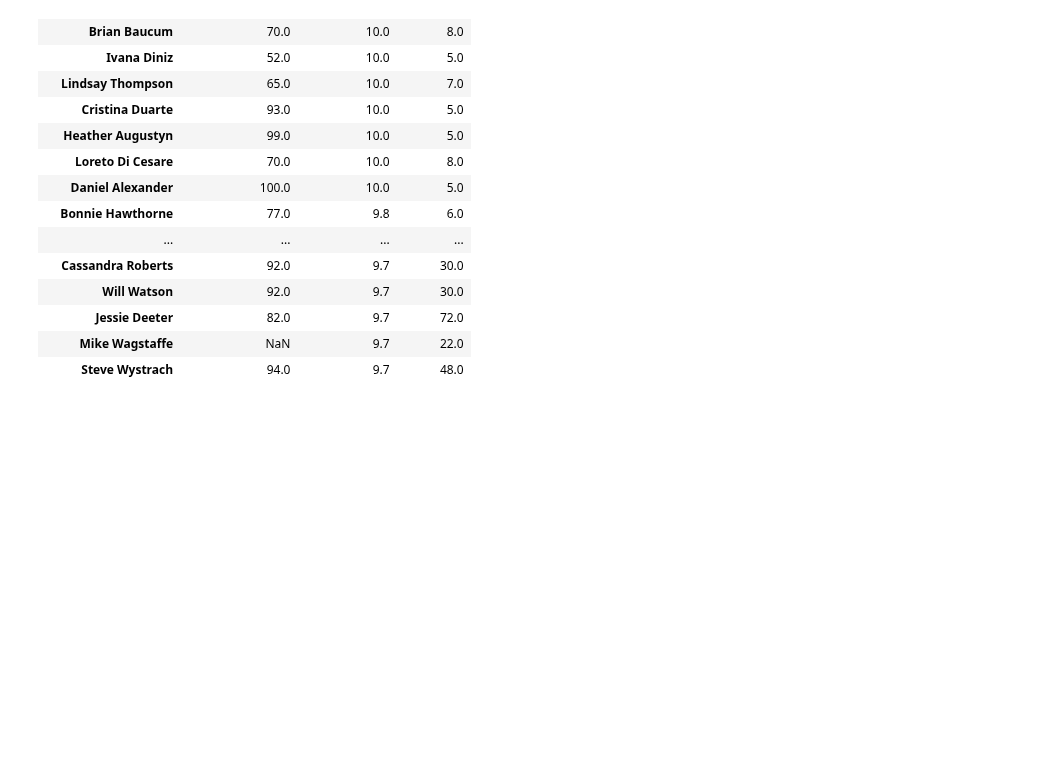
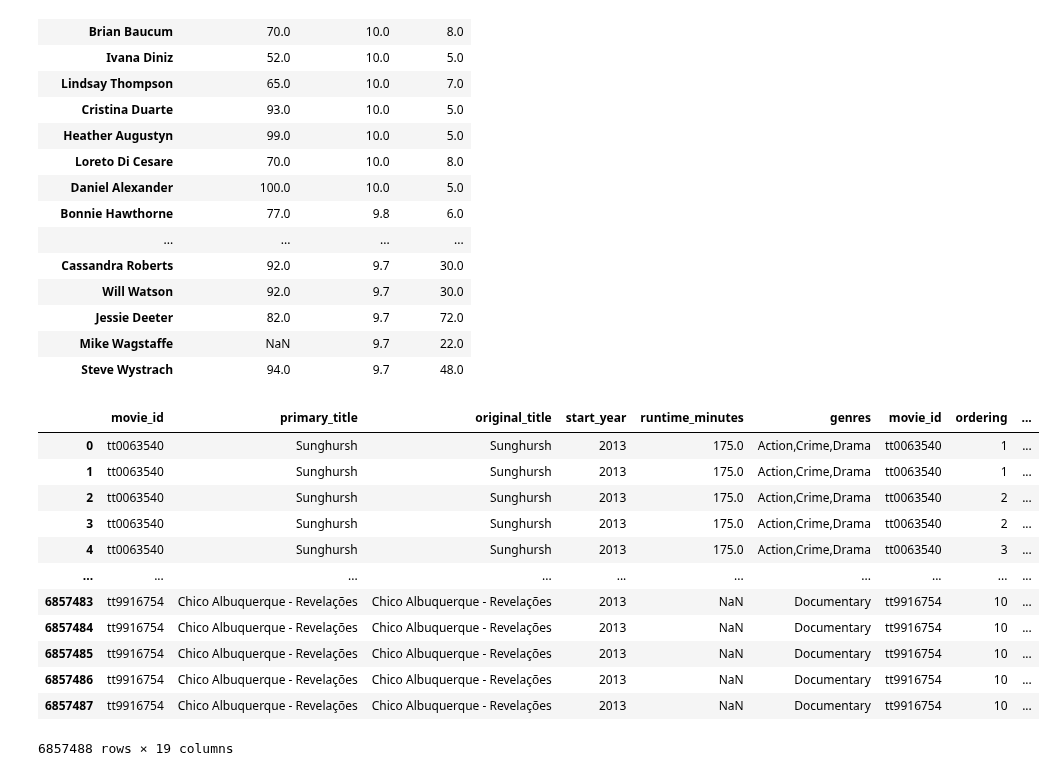
Before and after one commit to JoshuaGottlieb/Microsoft-Movie-Recommendation, a Jupyter notebook: initial-exploration.ipynb, the cells around one changed output. Cells and saved outputs as stored; diff of their text form; code cells hidden in the pictures; blank space fills up the shorter version.

```diff
--- a/initial-exploration.ipynb
+++ b/initial-exploration.ipynb
@@ -294,3 +294,28 @@ writer[['writer','runtime_minutes', 'averagerating','numvotes']].groupby('writer
 | Jessie Deeter | 82.0 | 9.7 | 72.0 |
 | Mike Wagstaffe | NaN | 9.7 | 22.0 |
 | Steve Wystrach | 94.0 | 9.7 | 48.0 |
+# %%
+pd.read_sql("""
+SELECT *
+FROM movie_basics m
+JOIN principals pr
+ON pr.movie_id = m.movie_id
+JOIN known_for k
+ON m.movie_id = k.movie_id
+JOIN persons p
+on p.person_id = k.person_id
+""", conn)
+# %% [output]
+|  | movie_id | primary_title | original_title | start_year | runtime_minutes | genres | movie_id | ordering | ... |
+| 0 | tt0063540 | Sunghursh | Sunghursh | 2013 | 175.0 | Action,Crime,Drama | tt0063540 | 1 | ... |
+| 1 | tt0063540 | Sunghursh | Sunghursh | 2013 | 175.0 | Action,Crime,Drama | tt0063540 | 1 | ... |
+| 2 | tt0063540 | Sunghursh | Sunghursh | 2013 | 175.0 | Action,Crime,Drama | tt0063540 | 2 | ... |
+| 3 | tt0063540 | Sunghursh | Sunghursh | 2013 | 175.0 | Action,Crime,Drama | tt0063540 | 2 | ... |
+| 4 | tt0063540 | Sunghursh | Sunghursh | 2013 | 175.0 | Action,Crime,Drama | tt0063540 | 3 | ... |
+| ... | ... | ... | ... | ... | ... | ... | ... | ... | ... |
+| 6857483 | tt9916754 | Chico Albuquerque - Revelações | Chico Albuquerque - Revelações | 2013 | NaN | Documentary | tt9916754 | 10 | ... |
+| 6857484 | tt9916754 | Chico Albuquerque - Revelações | Chico Albuquerque - Revelações | 2013 | NaN | Documentary | tt9916754 | 10 | ... |
+| 6857485 | tt9916754 | Chico Albuquerque - Revelações | Chico Albuquerque - Revelações | 2013 | NaN | Documentary | tt9916754 | 10 | ... |
+| 6857486 | tt9916754 | Chico Albuquerque - Revelações | Chico Albuquerque - Revelações | 2013 | NaN | Documentary | tt9916754 | 10 | ... |
+| 6857487 | tt9916754 | Chico Albuquerque - Revelações | Chico Albuquerque - Revelações | 2013 | NaN | Documentary | tt9916754 | 10 | ... |
+6857488 rows × 19 columns
```
Also changed, not shown: parts of 4 cells of this notebook.
